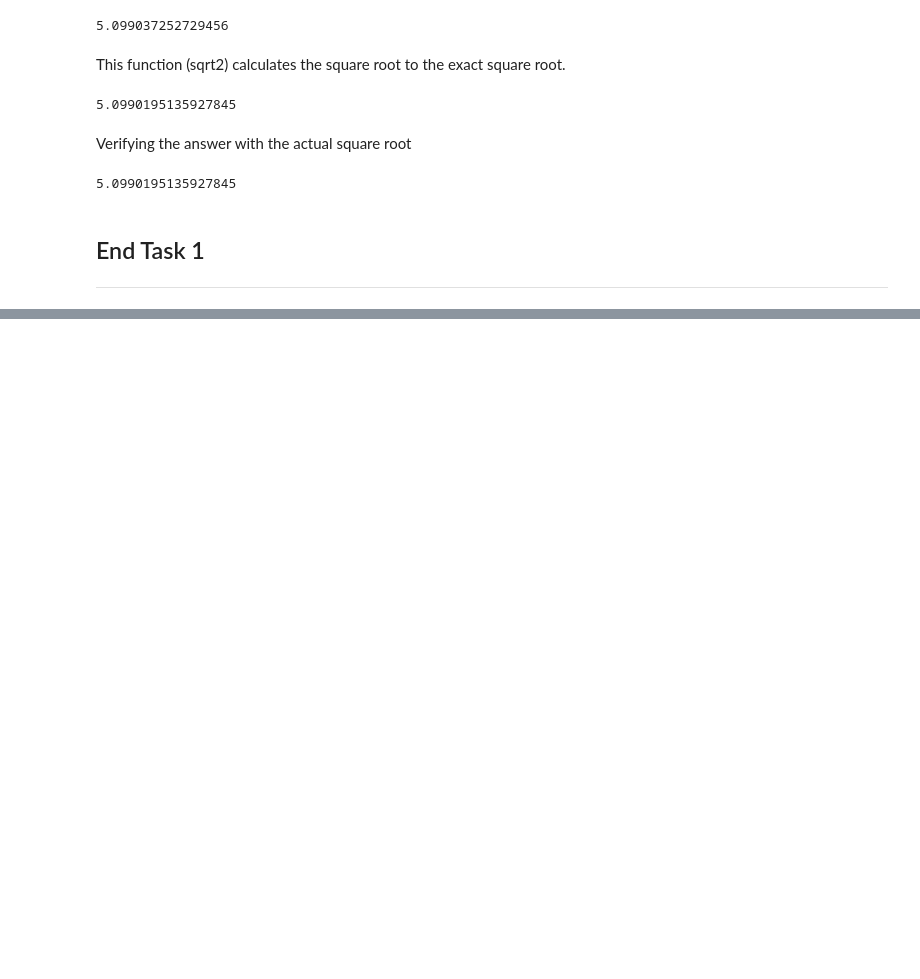
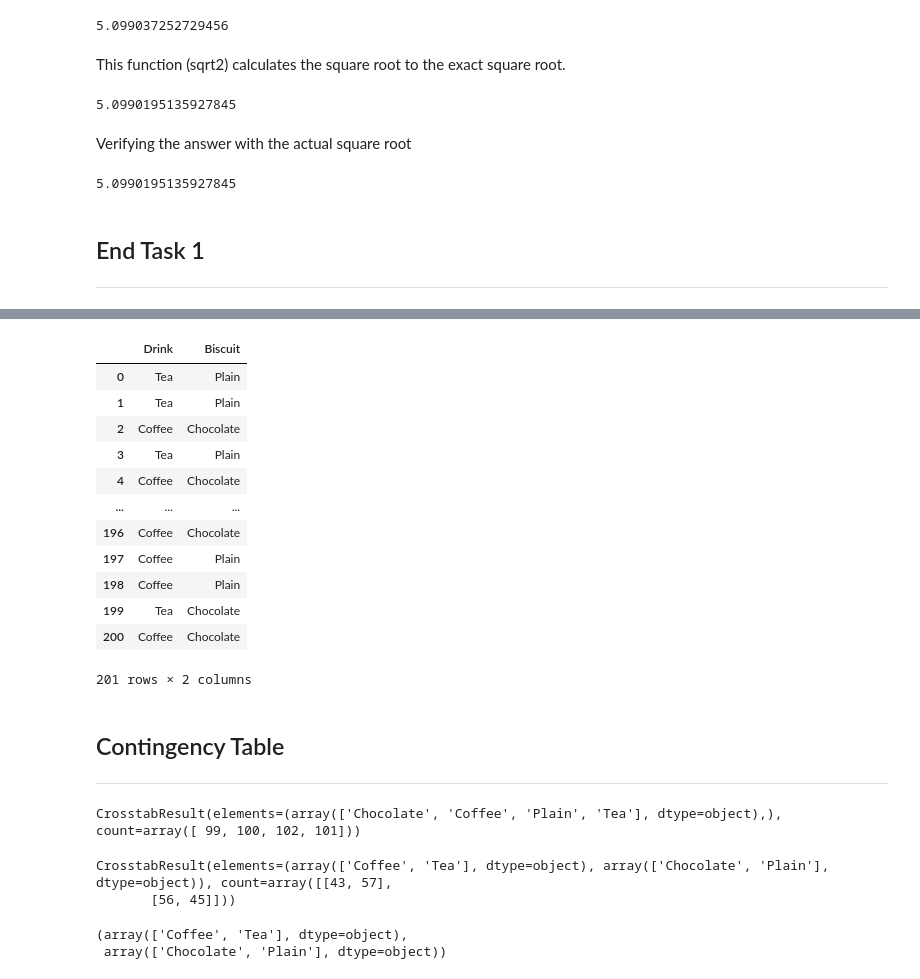
Before and after one commit to elainetynan/MachineLearningAndStats, a Jupyter notebook: tasks.ipynb, the cells around one changed output, grey strips where cells are left out. Drawn from its saved outputs; the diff is of its cells as text; code cells hidden in the pictures; blank space fills up the shorter version.

```diff
--- a/tasks.ipynb
+++ b/tasks.ipynb
@@ -55,0 +128,6 @@ Verifying the answer with the actual square root
+# %%
+# 43 people who prefer Coffee and Chocolate biscuits
+coffee_plain = [['Coffee', 'Plain']] * 57
+
+# Show.
+coffee_plain
@@ -55,0 +152,6 @@ Verifying the answer with the actual square root
+# %%
+# 43 people who prefer Coffee and Chocolate biscuits
+tea_plain = [['Tea', 'Plain']] * 45
+
+# Show.
+tea_plain
@@ -55,0 +176,6 @@ Verifying the answer with the actual square root
+# %%
+# Raw data, merge the four lists.
+raw_data = coffee_choc + tea_choc + coffee_plain + tea_plain
+
+# Show.
+raw_data
@@ -55,0 +224,7 @@ Verifying the answer with the actual square root
+# %%
+# Zip the list - make the rows columns and the columns rows.
+# Interchanges the outer and inner lists.
+drink, biscuit = list(zip(*raw_data))
+
+# Show.
+drink, biscuit
@@ -55,0 +249,52 @@ Verifying the answer with the actual square root
+# %%
+# Create a data frame.
+df = pd.DataFrame({'Drink': drink, 'Biscuit': biscuit})
+
+# Show.
+df
+# %% [output]
+|  | Drink | Biscuit |
+| 0 | Tea | Plain |
+| 1 | Tea | Plain |
+| 2 | Coffee | Chocolate |
+| 3 | Tea | Plain |
+| 4 | Coffee | Chocolate |
+| ... | ... | ... |
+| 196 | Coffee | Chocolate |
+| 197 | Coffee | Plain |
+| 198 | Coffee | Plain |
+| 199 | Tea | Chocolate |
+| 200 | Coffee | Chocolate |
+201 rows × 2 columns
+# %% [markdown]
+## Contingency Table
+
+***
+# %%
+# It does not give us what we want, just the different observations and their count
+res = ss.contingency.crosstab(df)
+res
+# %% [output]
+CrosstabResult(elements=(array(['Chocolate', 'Coffee', 'Plain', 'Tea'], dtype=object),), count=array([ 99, 100, 102, 101]))
+# %%
+# Perform Crosstabs Contingency.
+# Returns a table of counts for each possible unique combination in *args
+# areguments of sequences must be the same length
+cross = ss.contingency.crosstab(df['Drink'], df['Biscuit'])
+
+# Show.
+# 43 prefer coffee and choc biscuits, 57 prefer coffee and plain biscuits
+# 56 prefer tes and choc biscuits, 45 prefer tea and plain biscuits
+cross
+# %% [output]
+CrosstabResult(elements=(array(['Coffee', 'Tea'], dtype=object), array(['Chocolate', 'Plain'], dtype=object)), count=array([[43, 57],
+       [56, 45]]))
+# %%
+# The first variable values, and the second.
+first, second = cross.elements
+
+# Show.
+first, second
+# %% [output]
+(array(['Coffee', 'Tea'], dtype=object),
+ array(['Chocolate', 'Plain'], dtype=object))
```
Also changed, not shown: parts of 14 cells of this notebook.
